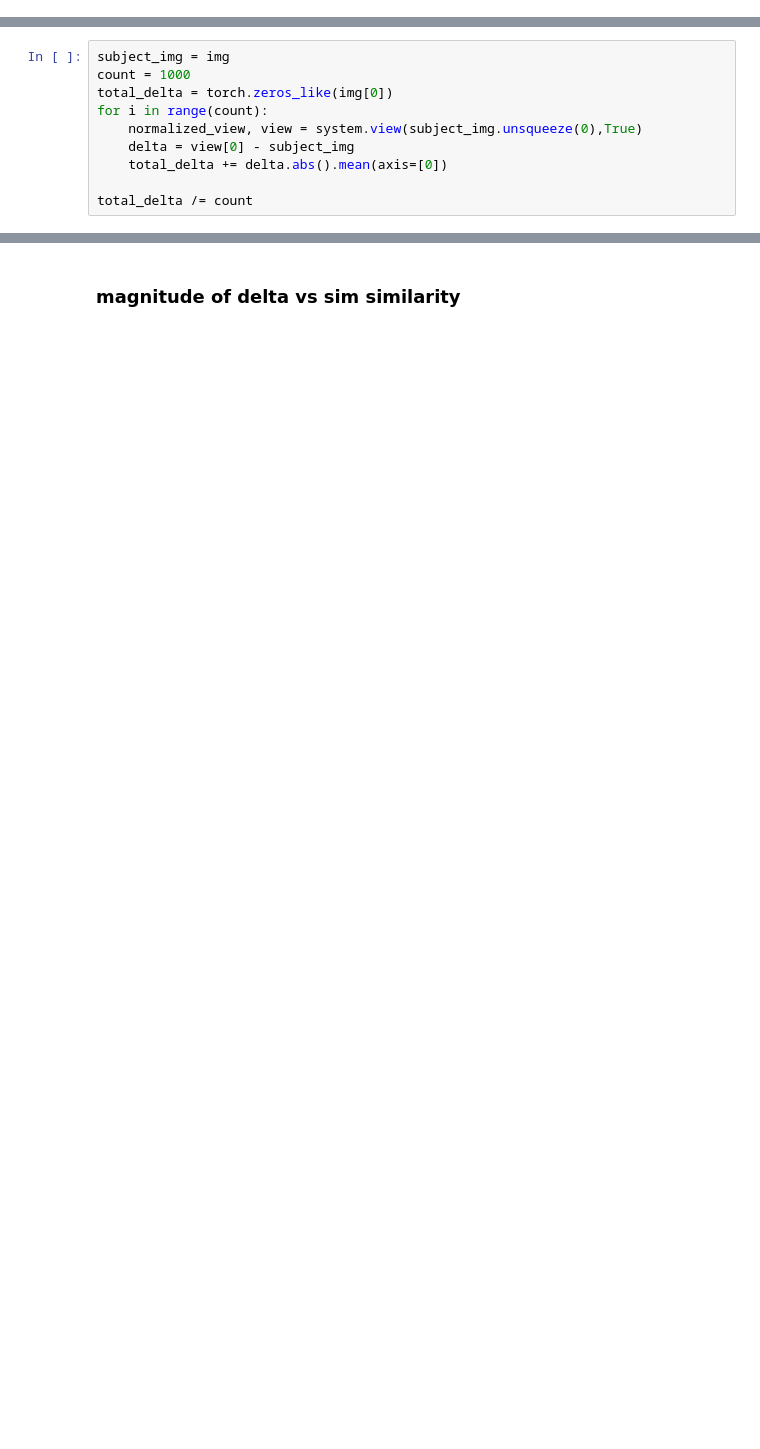
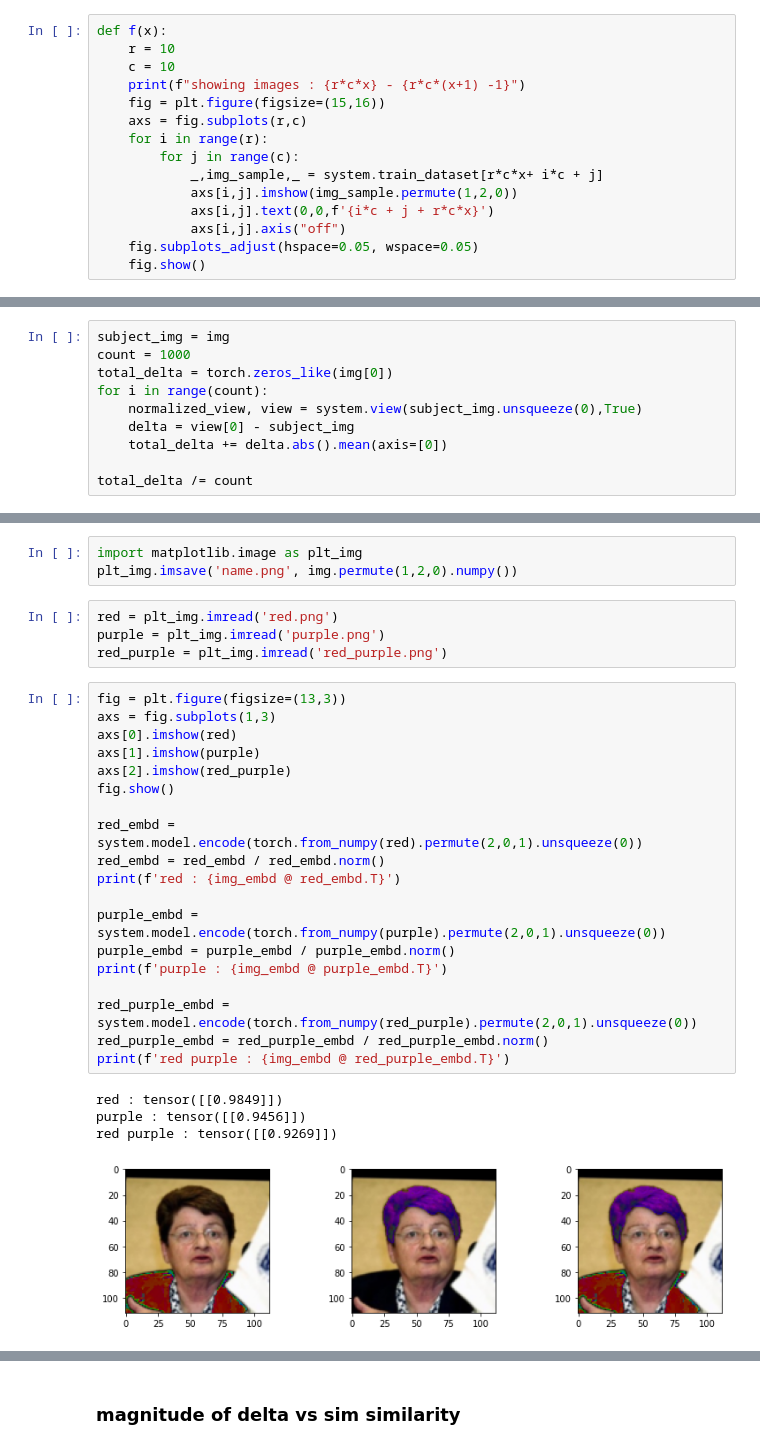
Before and after one commit to ofirbartal100/omg_attack, a Jupyter notebook: vm_heatmap.ipynb, the cells around one changed output, grey strips where cells are left out. Saved outputs shown, nothing was run; the diff lists cells and outputs as text; blank space fills up the shorter version.

```diff
--- a/vm_heatmap.ipynb
+++ b/vm_heatmap.ipynb
@@ -76,0 +86,15 @@ Loading BokehJS ...
+# %%
+def f(x):
+    r = 10
+    c = 10
+    print(f"showing images : {r*c*x} - {r*c*(x+1) -1}")
+    fig = plt.figure(figsize=(15,16))
+    axs = fig.subplots(r,c)
+    for i in range(r):
+        for j in range(c):
+            _,img_sample,_ = system.train_dataset[r*c*x+ i*c + j]
+            axs[i,j].imshow(img_sample.permute(1,2,0))
+            axs[i,j].text(0,0,f'{i*c + j + r*c*x}')
+            axs[i,j].axis("off")
+    fig.subplots_adjust(hspace=0.05, wspace=0.05)
+    fig.show()
@@ -131,3 +213,34 @@ fig.show()
+# %%
+import matplotlib.image as plt_img
+plt_img.imsave('name.png', img.permute(1,2,0).numpy())
+# %%
+red = plt_img.imread('red.png')
+purple = plt_img.imread('purple.png')
+red_purple = plt_img.imread('red_purple.png')
+# %%
+fig = plt.figure(figsize=(13,3))
+axs = fig.subplots(1,3)
+axs[0].imshow(red)
+axs[1].imshow(purple)
+axs[2].imshow(red_purple)
+fig.show()
+
+red_embd = system.model.encode(torch.from_numpy(red).permute(2,0,1).unsqueeze(0))
+red_embd = red_embd / red_embd.norm()
+print(f'red : {img_embd @ red_embd.T}')
+
+purple_embd = system.model.encode(torch.from_numpy(purple).permute(2,0,1).unsqueeze(0))
+purple_embd = purple_embd / purple_embd.norm()
+print(f'purple : {img_embd @ purple_embd.T}')
+
+red_purple_embd = system.model.encode(torch.from_numpy(red_purple).permute(2,0,1).unsqueeze(0))
+red_purple_embd = red_purple_embd / red_purple_embd.norm()
+print(f'red purple : {img_embd @ red_purple_embd.T}')
+# %% [output]
+red : tensor([[0.9849]])
+purple : tensor([[0.9456]])
+red purple : tensor([[0.9269]])
+[figure, added]
 # %%
 print(img.shape)
 img_embd = system.model.encode(img.unsqueeze(0))
```
Also changed, not shown: parts of 13 cells of this notebook, 8 other files.
